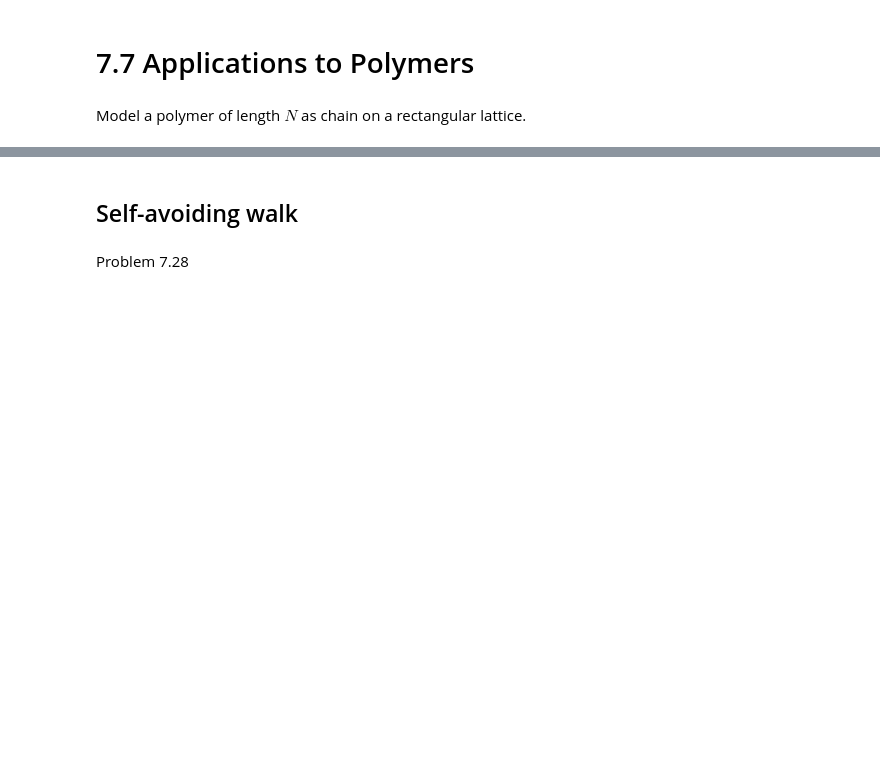
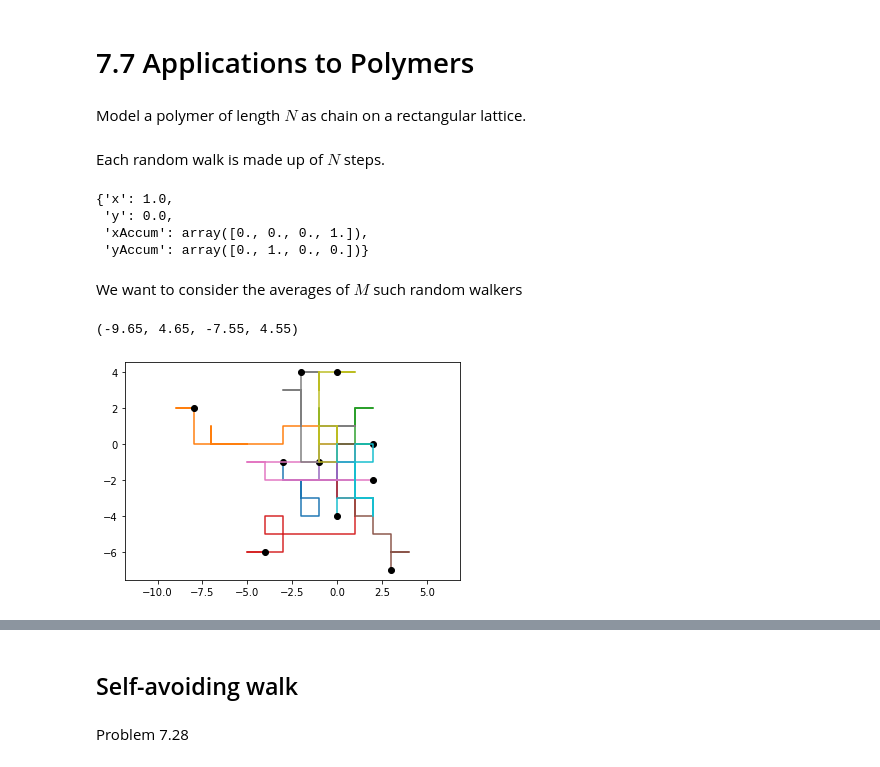
Before and after one commit to jmunroe/phys3800-winter2020, a Jupyter notebook: Ch07-Random-Processes/7.7-Applications-to-Polymers.ipynb, the cells around one changed output, grey strips where cells are left out. Cells and saved outputs as stored; diff of their text form; code cells hidden in the pictures; blank space fills up the shorter version.

```diff
--- a/Ch07-Random-Processes/7.7-Applications-to-Polymers.ipynb
+++ b/Ch07-Random-Processes/7.7-Applications-to-Polymers.ipynb
@@ -9,20 +9,20 @@ from ipywidgets import interactive
 Model a polymer of length $N$ as chain on a rectangular lattice.
 # %%
 def walker2D(N = 100, # number of steps
-           x0 = 0, # initial position
-           y0 = 0,
-           a = 1, # step size
-          ):
+             x0 = 0, # initial position
+             y0 = 0,
+             a = 1, # step size
+            ):
 
-    xAccum = np.zeros(N)
-    xSquaredAccum = np.zeros(N)
-    yAccum = np.zeros(N)
-    ySquaredAccum = np.zeros(N)
+    xAccum = np.zeros(N+1)
+    yAccum = np.zeros(N+1)
 
     x = x0
     y = y0
-    for n in range(1,N):
+    for n in range(N+1):
 
+        xAccum[n] = x
+        yAccum[n] = y
 
         r = np.random.rand()
         if r < 0.25:
@@ -34,15 +34,30 @@ def walker2D(N = 100, # number of steps
         else:
             y -= a
 
-        xAccum[n] = x
-        xSquaredAccum[n] = x*x
-
-        yAccum[n] = y
-        ySquaredAccum[n] = y*y
-
-    return {'xAccum': xAccum,
-            'xSquaredAccum': xSquaredAccum,
-            'yAccum': yAccum,
-            'ySquaredAccum': ySquaredAccum,
-            }
+    return {'x': xAccum[-1],
+            'y': yAccum[-1],
+            'xAccum': xAccum,
+            'yAccum': yAccum}
+# %% [markdown]
+Each random walk is made up of $N$ steps.
+# %%
+walker2D(N=3)
+# %% [output]
+{'x': 1.0,
+ 'y': 0.0,
+ 'xAccum': array([0., 0., 0., 1.]),
+ 'yAccum': array([0., 1., 0., 0.])}
+# %% [markdown]
+We want to consider the averages of $M$ such random walkers
+# %%
+M = 10
+for m in range(M):
+    walk = walker2D(N=20)
+    plt.plot(walk['xAccum'], walk['yAccum'])
+    plt.plot(walk['x'], walk['y'], 'ko')
+
+plt.axis('equal')
+# %% [output]
+(-9.65, 4.65, -7.55, 4.55)
+[figure, added]
 # %%
```
Also changed, not shown: parts of 37 cells of this notebook.
